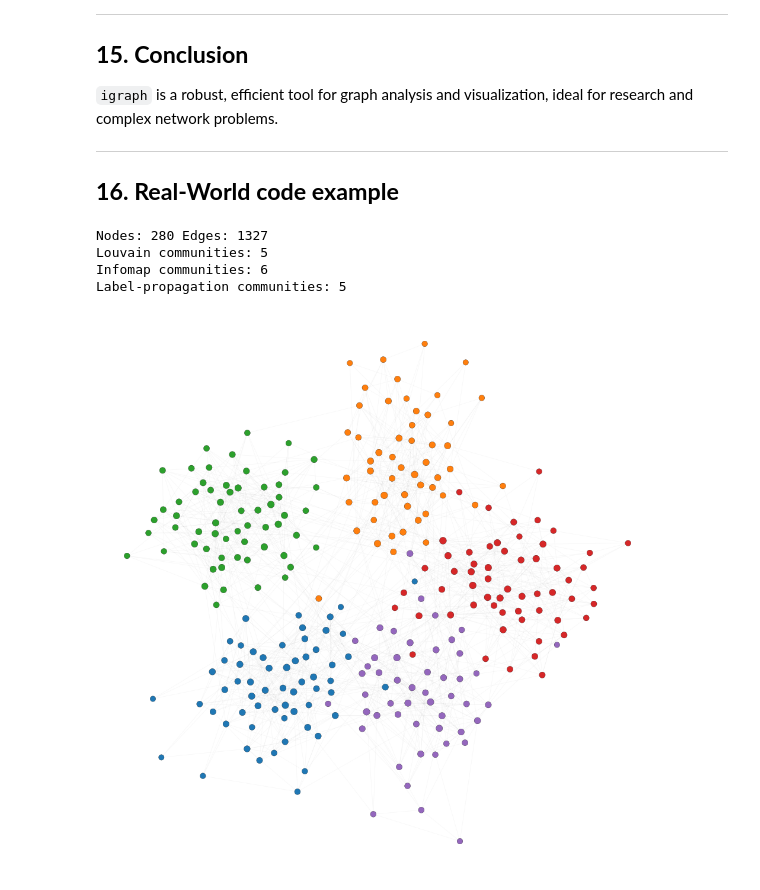
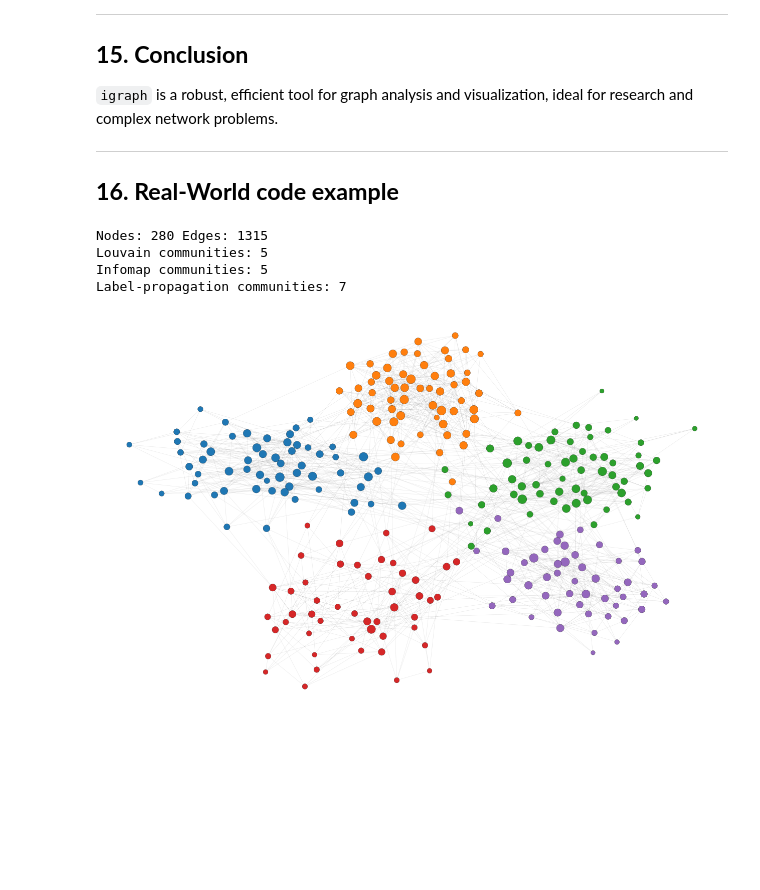
Before and after one commit to AmirMahdi-khpv/iGraph-in-graph-mining-presentation, a Jupyter notebook: igraph_presentation.ipynb, the cells around one changed output. Drawn from its saved outputs; the diff is of its cells as text; code cells hidden in the pictures; blank space fills up the shorter version.

```diff
--- a/igraph_presentation.ipynb
+++ b/igraph_presentation.ipynb
@@ -145,6 +153,7 @@ friends.add_vertices(["Alice", "Bob", "Carol", "Dave", "Eve"])
 friends.add_edges([
     ("Alice", "Bob"),
     ("Alice", "Carol"),
+    ("Bob", "Carol"),
     ("Bob", "Dave"),
     ("Carol", "Eve"),
     ("Dave", "Eve")
@@ -266,7 +275,7 @@ def safe_plot(g, layout_name="fruchterman_reingold", vertex_label=None, figsize=
     for idx, e in enumerate(g.es):
         a, b = e.tuple
         plt.plot([coords[a][0], coords[b][0]], [coords[a][1], coords[b][1]],
-                 linewidth=0.4, alpha=edge_alpha, color='grey', zorder=1)
+                 linewidth=0.4, alpha=edge_alpha, color='black', zorder=1)
 
     # node sizes
     if vertex_size is None:
@@ -324,37 +333,37 @@ for _ in range(num_extra):
     a = random.randrange(g.vcount())
     b = random.randrange(g.vcount())
     if a != b and not g.are_adjacent(a, b):
         g.add_edges([(a, b)])
         g.es[-1]['weight'] = round(random.uniform(0.5,3.0), 2)
 
 print("Nodes:", g.vcount(), "Edges:", g.ecount())
 
 # 2) detect communities with multiple algorithms
 louvain = g.community_multilevel(weights=g.es['weight'])
 infomap = g.community_infomap(edge_weights=g.es['weight'])
 labelp = g.community_label_propagation(weights=g.es['weight'])
 
 print("Louvain communities:", len(louvain))
 print("Infomap communities:", len(infomap))
 print("Label-propagation communities:", len(labelp))
 
 # 3) choose one membership to color nodes (compare with ground truth)
 ######
 g.vs['community'] = louvain.membership  # use louvain membership for coloring
 
 # 4) layout that tends to separate communities better
 layout = g.layout_fruchterman_reingold(weights=None, niter=500, grid=False)  # longer niter -> better separation
 
 # 5) draw using safe_plot; show node size by degree and transparency for edges
 deg = g.degree()
-sizes = [40 + 2*d for d in deg]
+sizes = [10 + 10*d for d in deg]
 colors = ['C{}'.format(c % 10) for c in g.vs['community']]
 
-safe_plot(g, layout_name=layout, vertex_label=None, figsize=(12,12),
-          vertex_color=colors, vertex_size=sizes, edge_alpha=0.08)
+safe_plot(g, layout_name=layout, vertex_label=None, figsize=(16,10),
+          vertex_color=colors, vertex_size=sizes, edge_alpha=0.1)
 # %% [output]
-Nodes: 280 Edges: 1327
+Nodes: 280 Edges: 1315
 Louvain communities: 5
-Infomap communities: 6
-Label-propagation communities: 5
+Infomap communities: 5
+Label-propagation communities: 7
-[figure, old version]
+[figure, new version]
```
Also changed, not shown: parts of 4 cells of this notebook.
